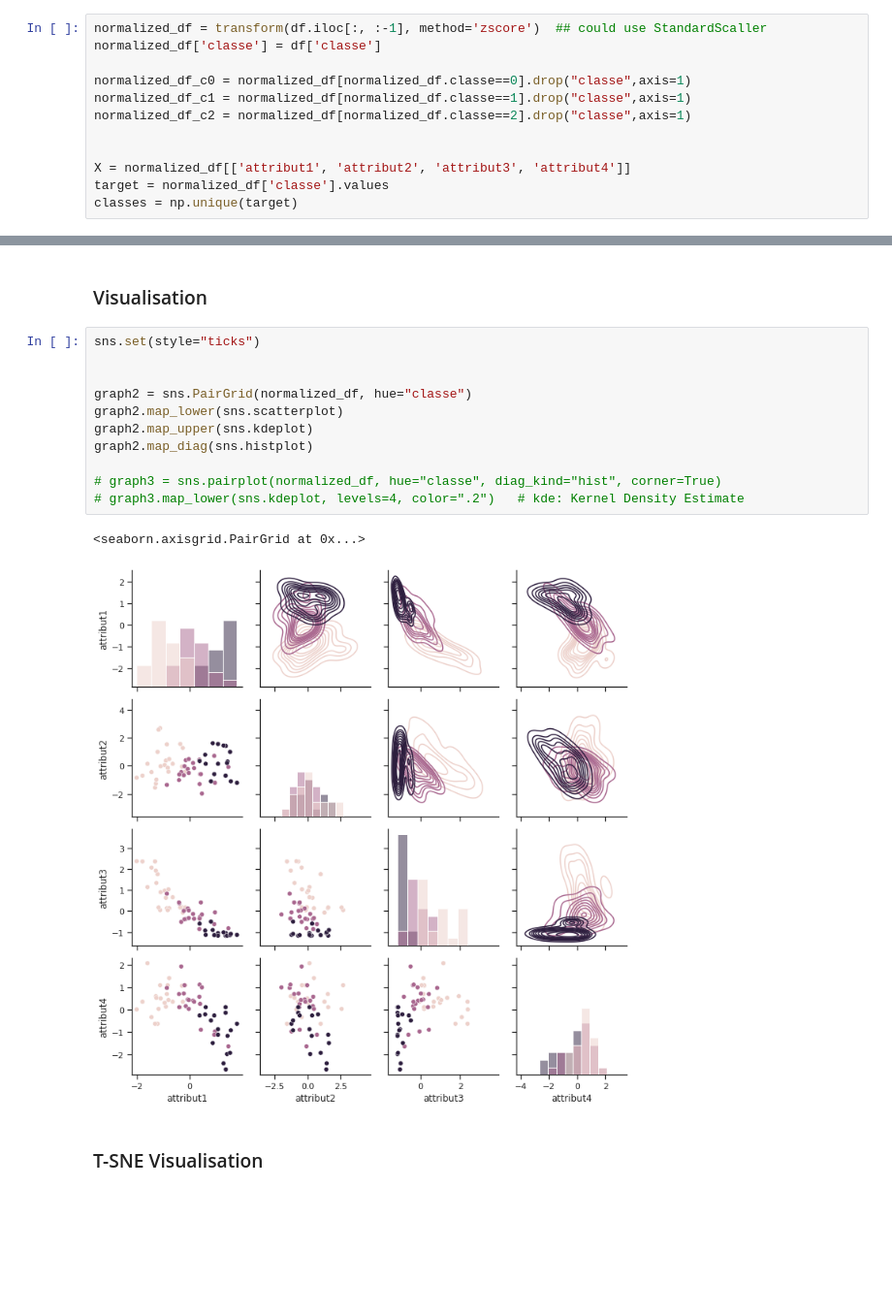
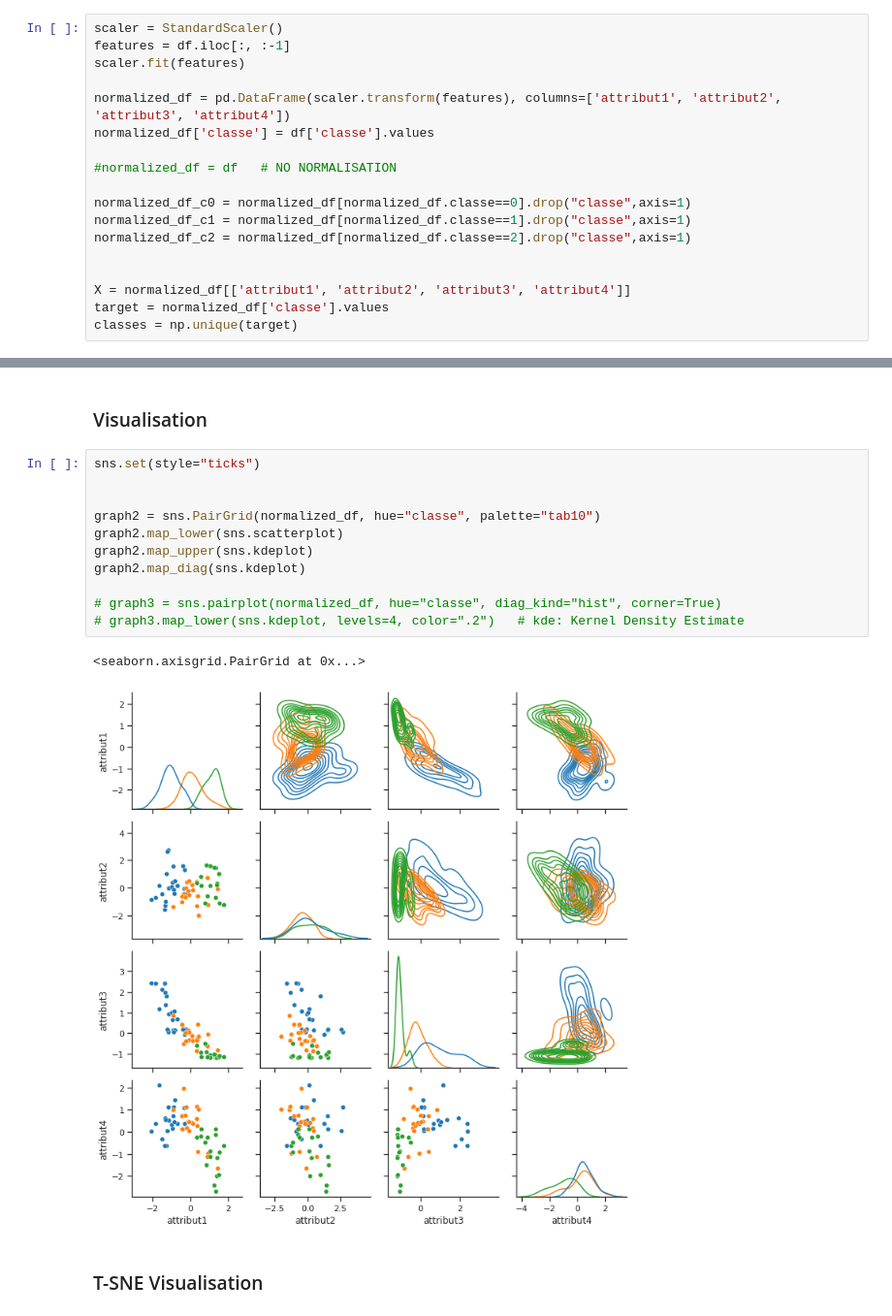
Before and after one commit to ggs22/IFT870-TP1, a Jupyter notebook: tp1.ipynb, the cells around one changed output, grey strips where cells are left out. Shown: that part at 97% size. Drawn from its saved outputs; the diff is of its cells as text; blank space fills up the shorter version.

```diff
--- a/tp1.ipynb
+++ b/tp1.ipynb
@@ -43,8 +36,14 @@ df.describe()
 | 75% | 59.200000 | 25.100000 | 13.000000 | 16.950000 | 2.000000 |
 | max | 68.500000 | 33.000000 | 29.100000 | 23.000000 | 2.000000 |
 # %%
-normalized_df = transform(df.iloc[:, :-1], method='zscore')  ## could use StandardScaller
-normalized_df['classe'] = df['classe']
+scaler = StandardScaler()
+features = df.iloc[:, :-1]
+scaler.fit(features)
+
+normalized_df = pd.DataFrame(scaler.transform(features), columns=['attribut1', 'attribut2', 'attribut3', 'attribut4'])
+normalized_df['classe'] = df['classe'].values
+
+#normalized_df = df   # NO NORMALISATION
 
 normalized_df_c0 = normalized_df[normalized_df.classe==0].drop("classe",axis=1)
 normalized_df_c1 = normalized_df[normalized_df.classe==1].drop("classe",axis=1)
@@ -61,17 +60,17 @@ classes = np.unique(target)
 # %%
 sns.set(style="ticks")
 
 
-graph2 = sns.PairGrid(normalized_df, hue="classe")
+graph2 = sns.PairGrid(normalized_df, hue="classe", palette="tab10")
 graph2.map_lower(sns.scatterplot)
 graph2.map_upper(sns.kdeplot)
-graph2.map_diag(sns.histplot)
+graph2.map_diag(sns.kdeplot)
 
 # graph3 = sns.pairplot(normalized_df, hue="classe", diag_kind="hist", corner=True)
 # graph3.map_lower(sns.kdeplot, levels=4, color=".2")   # kde: Kernel Density Estimate
 # %% [output]
 <seaborn.axisgrid.PairGrid at 0x...>
-[figure, old version]
+[figure, new version]
 # %% [markdown]
 ### T-SNE Visualisation
 # %%
```
Also changed, not shown: parts of 22 cells of this notebook.
